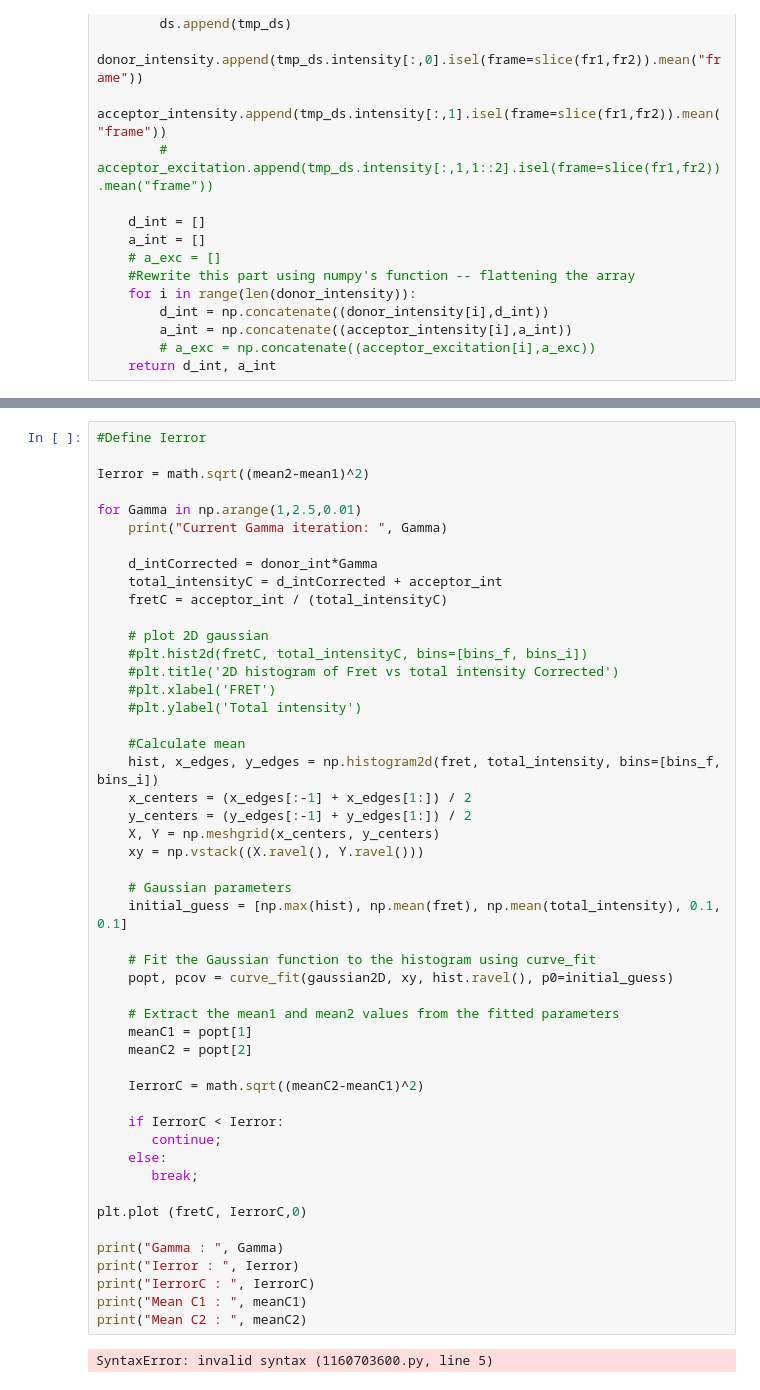
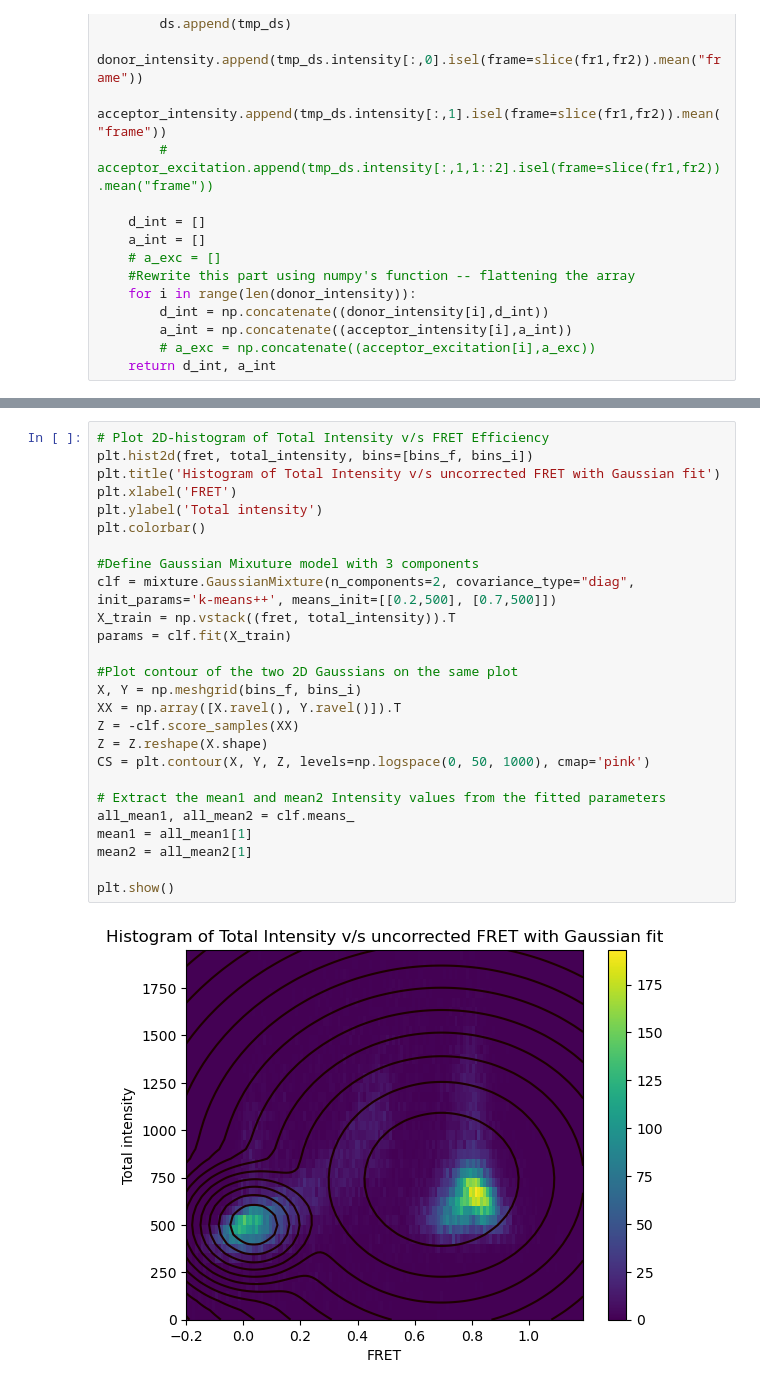
Before and after one commit to skoushik/Casimir_Programming_Course, a Jupyter notebook: FRETcorrection_AS.ipynb, the cells around one changed output, grey strips where cells are left out. Cells and saved outputs as stored; diff of their text form.

Commit message:
added updated fitting function

```diff
--- a/FRETcorrection_AS.ipynb
+++ b/FRETcorrection_AS.ipynb
@@ -113,51 +76,28 @@ plt.show()
-# %%
-#Define Ierror
-
-Ierror = math.sqrt((mean2-mean1)^2)
-
-for Gamma in np.arange(1,2.5,0.01)
-    print("Current Gamma iteration: ", Gamma)
-
-    d_intCorrected = donor_int*Gamma
-    total_intensityC = d_intCorrected + acceptor_int
-    fretC = acceptor_int / (total_intensityC)
-
-    # plot 2D gaussian
-    #plt.hist2d(fretC, total_intensityC, bins=[bins_f, bins_i])
-    #plt.title('2D histogram of Fret vs total intensity Corrected')
-    #plt.xlabel('FRET')
-    #plt.ylabel('Total intensity')
-
-    #Calculate mean
-    hist, x_edges, y_edges = np.histogram2d(fret, total_intensity, bins=[bins_f, bins_i])
-    x_centers = (x_edges[:-1] + x_edges[1:]) / 2
-    y_centers = (y_edges[:-1] + y_edges[1:]) / 2
-    X, Y = np.meshgrid(x_centers, y_centers)
-    xy = np.vstack((X.ravel(), Y.ravel()))
-
-    # Gaussian parameters
-    initial_guess = [np.max(hist), np.mean(fret), np.mean(total_intensity), 0.1, 0.1]
-
-    # Fit the Gaussian function to the histogram using curve_fit
-    popt, pcov = curve_fit(gaussian2D, xy, hist.ravel(), p0=initial_guess)
-
-    # Extract the mean1 and mean2 values from the fitted parameters
-    meanC1 = popt[1]
-    meanC2 = popt[2]
-
-    IerrorC = math.sqrt((meanC2-meanC1)^2)
-
-    if IerrorC < Ierror:
-       continue;
-    else:
-       break;
-
-plt.plot (fretC, IerrorC,0)
-
-print("Gamma : ", Gamma)
-print("Ierror : ", Ierror)
-print("IerrorC : ", IerrorC)
-print("Mean C1 : ", meanC1)
-print("Mean C2 : ", meanC2)
-# %% [output]
-SyntaxError: invalid syntax (1160703600.py, line 5)
+# %%
+# Plot 2D-histogram of Total Intensity v/s FRET Efficiency
+plt.hist2d(fret, total_intensity, bins=[bins_f, bins_i])
+plt.title('Histogram of Total Intensity v/s uncorrected FRET with Gaussian fit')
+plt.xlabel('FRET')
+plt.ylabel('Total intensity')
+plt.colorbar()
+
+#Define Gaussian Mixuture model with 3 components
+clf = mixture.GaussianMixture(n_components=2, covariance_type="diag", init_params='k-means++', means_init=[[0.2,500], [0.7,500]])
+X_train = np.vstack((fret, total_intensity)).T
+params = clf.fit(X_train)
+
+#Plot contour of the two 2D Gaussians on the same plot
+X, Y = np.meshgrid(bins_f, bins_i)
+XX = np.array([X.ravel(), Y.ravel()]).T
+Z = -clf.score_samples(XX)
+Z = Z.reshape(X.shape)
+CS = plt.contour(X, Y, Z, levels=np.logspace(0, 50, 1000), cmap='pink')
+
+# Extract the mean1 and mean2 Intensity values from the fitted parameters
+all_mean1, all_mean2 = clf.means_
+mean1 = all_mean1[1]
+mean2 = all_mean2[1]
+
+plt.show()
+# %% [output]
+[figure, added]
```
Also changed, not shown: parts of 4 cells of this notebook.
